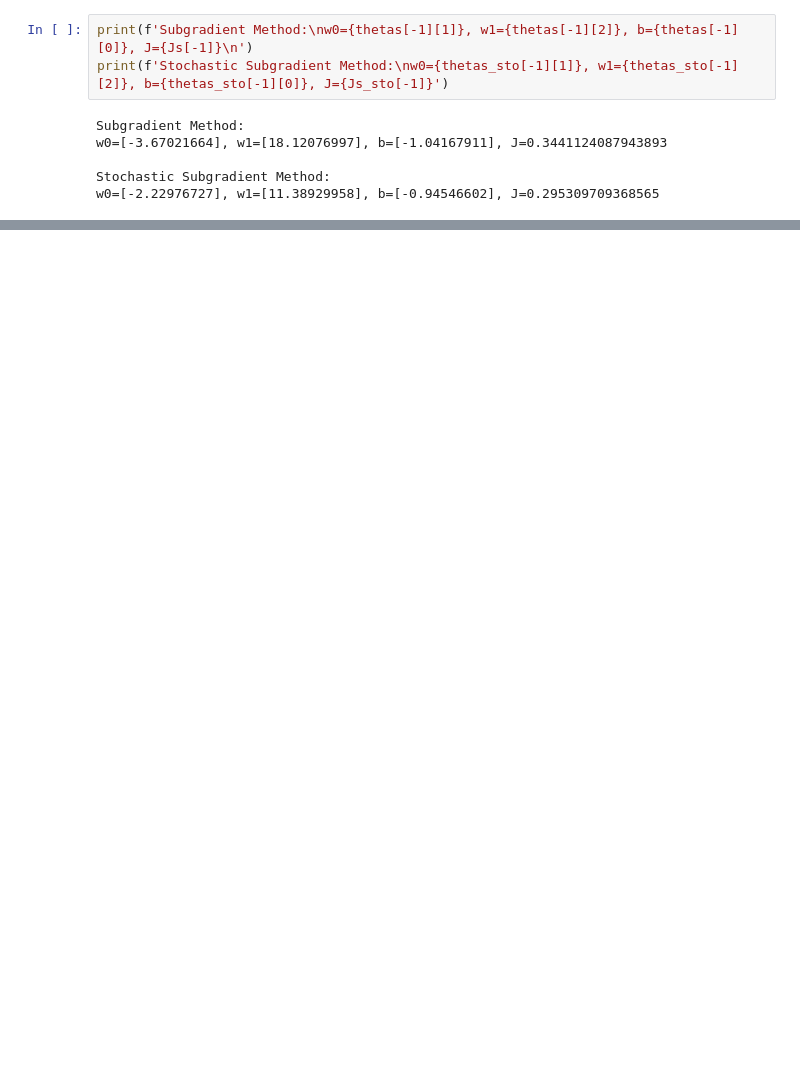
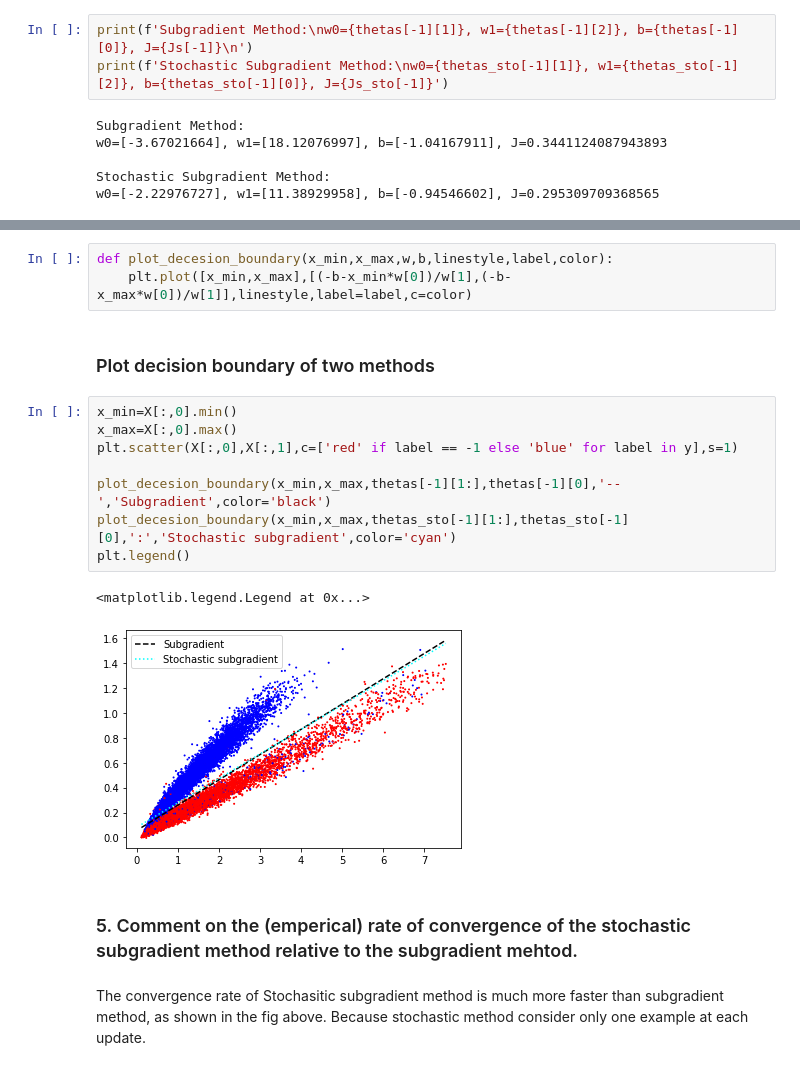
Before and after one commit to kcniii/mlo, a Jupyter notebook: hw6_solution.ipynb, the cells around one changed output, grey strips where cells are left out. Cells and saved outputs as stored; diff of their text form; blank space fills up the shorter version.

```diff
--- a/hw6_solution.ipynb
+++ b/hw6_solution.ipynb
@@ -89,0 +92,20 @@ array([-3.67021664])
+# %%
+def plot_decesion_boundary(x_min,x_max,w,b,linestyle,label,color):
+    plt.plot([x_min,x_max],[(-b-x_min*w[0])/w[1],(-b-x_max*w[0])/w[1]],linestyle,label=label,c=color)
+# %% [markdown]
+### Plot decision boundary of two methods
+# %%
+x_min=X[:,0].min()
+x_max=X[:,0].max()
+plt.scatter(X[:,0],X[:,1],c=['red' if label == -1 else 'blue' for label in y],s=1)
+
+plot_decesion_boundary(x_min,x_max,thetas[-1][1:],thetas[-1][0],'--','Subgradient',color='black')
+plot_decesion_boundary(x_min,x_max,thetas_sto[-1][1:],thetas_sto[-1][0],':','Stochastic subgradient',color='cyan')
+plt.legend()
+# %% [output]
+<matplotlib.legend.Legend at 0x...>
+[figure, added]
+# %% [markdown]
+### 5. Comment on the (emperical) rate of convergence of the stochastic subgradient method relative to the subgradient mehtod.
+# %% [markdown]
+The convergence rate of Stochasitic subgradient method is much more faster than subgradient method, as shown in the fig above. Because stochastic method consider only one example at each update.
```
Also changed, not shown: parts of 3 cells of this notebook.
